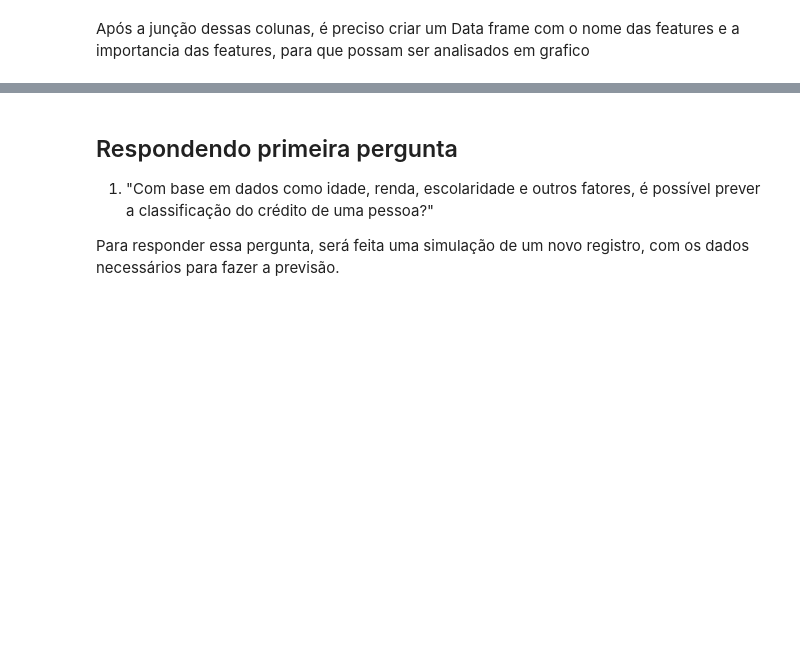
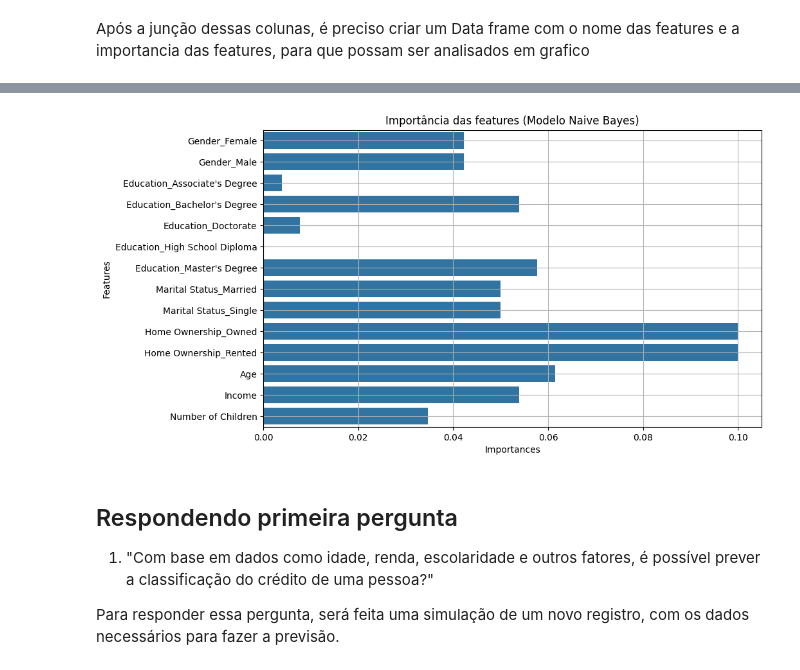
Before and after one commit to Joao-Paulo-Brito/Projeto-Credit-Score, a Jupyter notebook: credit_score_analysis.ipynb, the cells around one changed output, grey strips where cells are left out. Cells and saved outputs as stored; diff of their text form; code cells hidden in the pictures; blank space fills up the shorter version.

```diff
--- a/credit_score_analysis.ipynb
+++ b/credit_score_analysis.ipynb
@@ -450,3 +466,17 @@ df_importances.sort_values(by = 'Importances', ascending = False)
+# %%
+# Importação das features do modelo Naive Bayes
+from sklearn.inspection import permutation_importance
+
+# Calcular importância por permutação
+resultado = permutation_importance(
+    naive_credit, x_credit_teste, y_credit_teste, n_repeats=10, random_state=0
+)
+
+# Criar DataFrame
+df_perm_importance = pd.DataFrame({
+    'Features': final_feature_names,
+    'Importances': resultado.importances_mean
+}).sort_values(by='Importances', ascending=False)
 # %%
 import seaborn as sns
 import matplotlib.pyplot as plt
@@ -463,3 +494,14 @@ plt.savefig('graphics/importância-das-features.png', dpi = 300, bbox_inches = '
+# %%
+# Importância das features (Modelo Naive Bayes)
+plt.figure(figsize=(10, 6))
+
+sns.barplot(data = df_perm_importance, x = df_perm_importance['Importances'], y = df_importances['Features']).set(title = 'Importância das features (Modelo Naive Bayes)')
+
+plt.grid(True)
+
+plt.savefig('graphics/importância-das-features-NB.png', dpi = 300, bbox_inches = 'tight')
+# %% [output]
+[figure, added]
 # %% [markdown]
 ## Respondendo primeira pergunta
 1. "Com base em dados como idade, renda, escolaridade e outros fatores, é possível prever a classificação do crédito de uma pessoa?"
```
Also changed, not shown: parts of 6 cells of this notebook, 2 other files.
